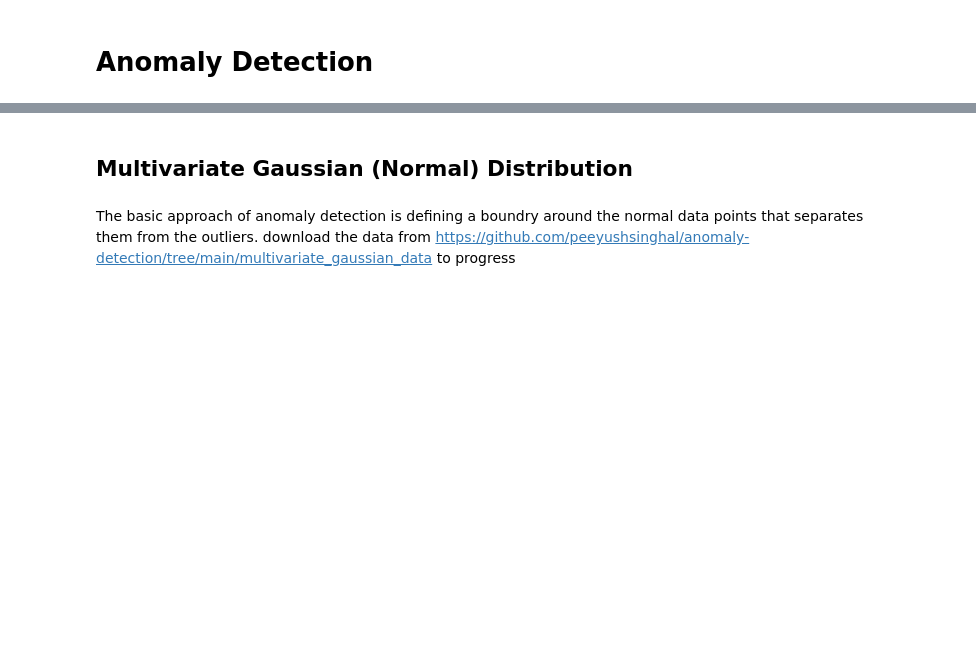
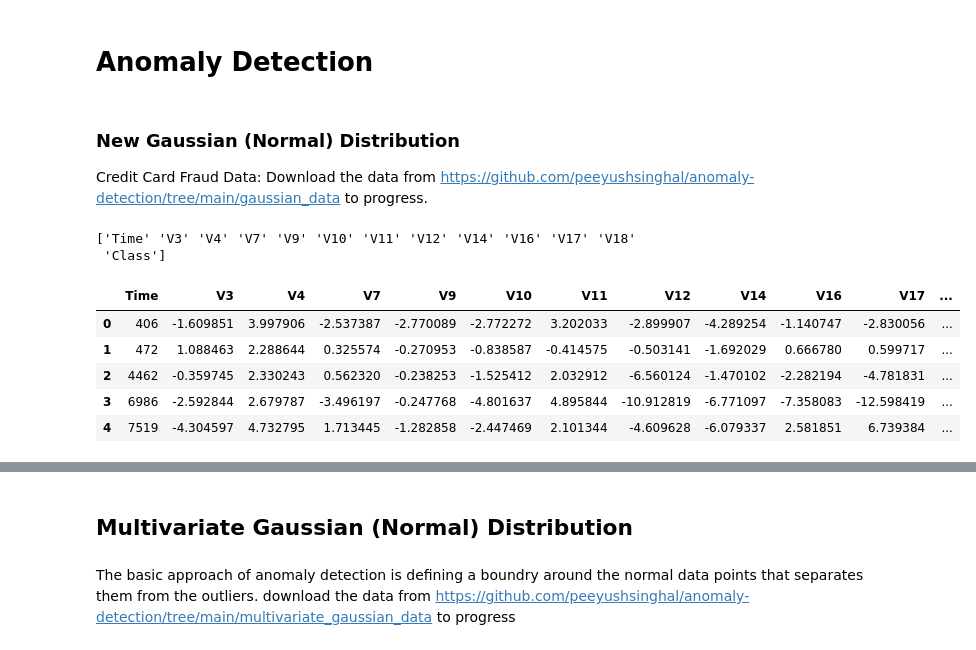
Before and after one commit to peeyushsinghal/anomaly-detection, a Jupyter notebook: anomaly_detection.ipynb, the cells around one changed output, grey strips where cells are left out. Cells and saved outputs as stored; diff of their text form; code cells hidden in the pictures; blank space fills up the shorter version.

```diff
--- a/anomaly_detection.ipynb
+++ b/anomaly_detection.ipynb
@@ -2,3 +2,6 @@
 <a href="https://colab.research.google.com/github/peeyushsinghal/anomaly-detection/blob/main/anomaly_detection.ipynb" target="_parent"><img src="https://colab.research.google.com/assets/colab-badge.svg" alt="Open In Colab"/></a>
 # %% [markdown]
 # Anomaly Detection
+# %% [markdown]
+### New Gaussian (Normal) Distribution
+Credit Card Fraud Data: Download the data from https://github.com/peeyushsinghal/anomaly-detection/tree/main/gaussian_data to progress.
@@ -4,0 +16,15 @@
+# %%
+train_df = pd.read_csv('anomaly_creditcard.csv')
+print(train_df.columns.values)
+# %% [output]
+['Time' 'V3' 'V4' 'V7' 'V9' 'V10' 'V11' 'V12' 'V14' 'V16' 'V17' 'V18'
+ 'Class']
+# %%
+train_df.head(5)
+# %% [output]
+|  | Time | V3 | V4 | V7 | V9 | V10 | V11 | V12 | V14 | V16 | V17 | ... |
+| 0 | 406 | -1.609851 | 3.997906 | -2.537387 | -2.770089 | -2.772272 | 3.202033 | -2.899907 | -4.289254 | -1.140747 | -2.830056 | ... |
+| 1 | 472 | 1.088463 | 2.288644 | 0.325574 | -0.270953 | -0.838587 | -0.414575 | -0.503141 | -1.692029 | 0.666780 | 0.599717 | ... |
+| 2 | 4462 | -0.359745 | 2.330243 | 0.562320 | -0.238253 | -1.525412 | 2.032912 | -6.560124 | -1.470102 | -2.282194 | -4.781831 | ... |
+| 3 | 6986 | -2.592844 | 2.679787 | -3.496197 | -0.247768 | -4.801637 | 4.895844 | -10.912819 | -6.771097 | -7.358083 | -12.598419 | ... |
+| 4 | 7519 | -4.304597 | 4.732795 | 1.713445 | -1.282858 | -2.447469 | 2.101344 | -4.609628 | -6.079337 | 2.581851 | 6.739384 | ... |
```
Also changed, not shown: parts of 28 cells of this notebook.
